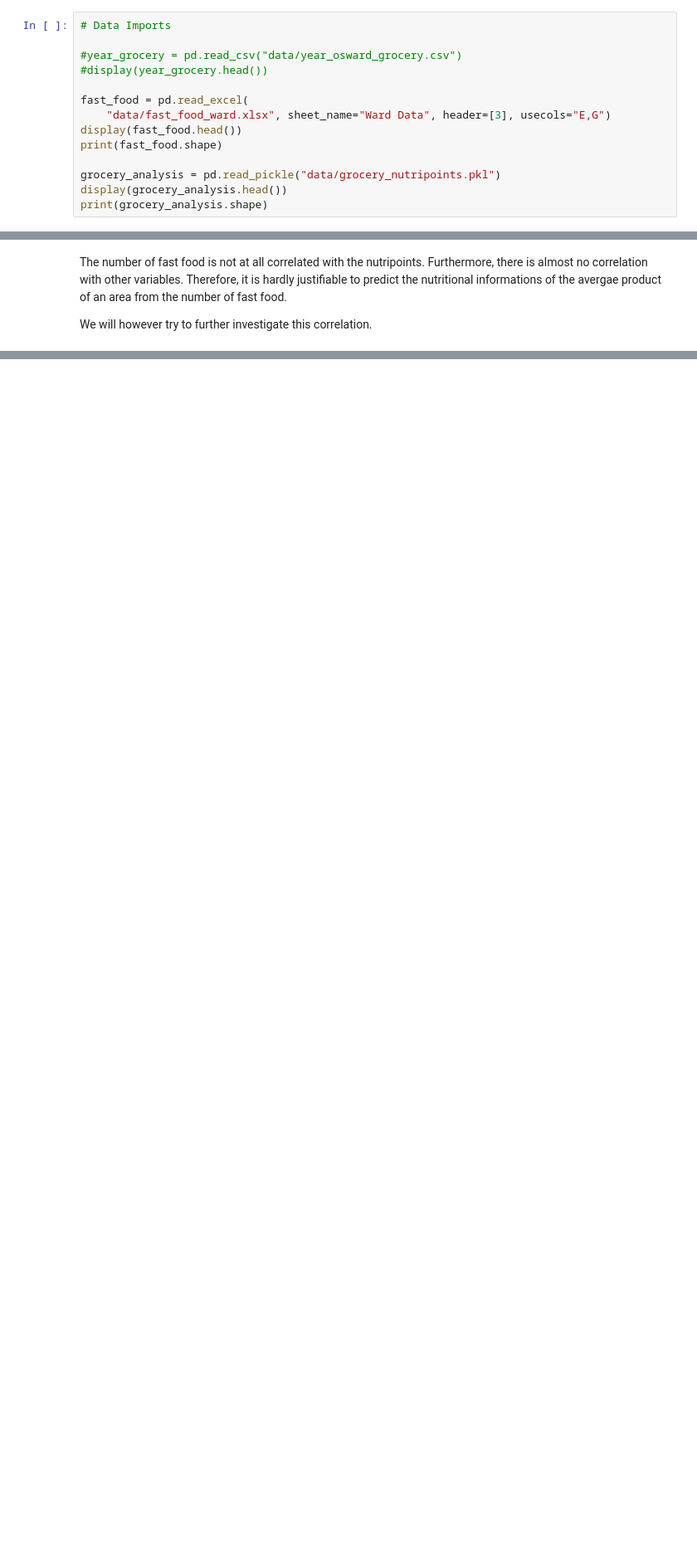
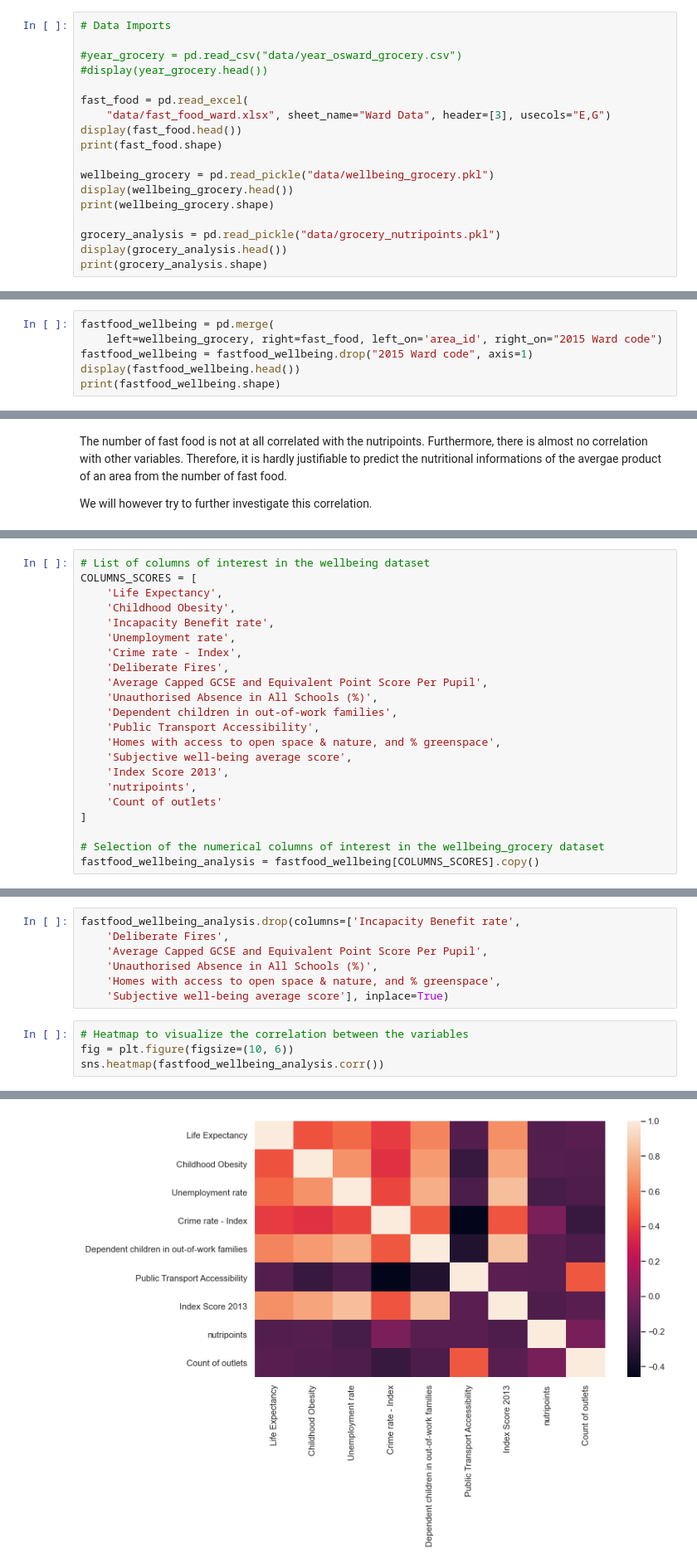
Before and after one commit to epfl-ada/ada-2020-project-milestone-p3-p3_caxaga, a Jupyter notebook: fast_food.ipynb, the cells around one changed output, grey strips where cells are left out. Shown at 83% size. Saved outputs shown, nothing was run; the diff lists cells and outputs as text; blank space fills up the shorter version.

```diff
--- a/fast_food.ipynb
+++ b/fast_food.ipynb
@@ -46,6 +46,10 @@ fast_food = pd.read_excel(
 display(fast_food.head())
 print(fast_food.shape)
 
+wellbeing_grocery = pd.read_pickle("data/wellbeing_grocery.pkl")
+display(wellbeing_grocery.head())
+print(wellbeing_grocery.shape)
+
 grocery_analysis = pd.read_pickle("data/grocery_nutripoints.pkl")
 display(grocery_analysis.head())
 print(grocery_analysis.shape)
@@ -132 +144,7 @@ print(fastfood_grocery.shape)
 (440, 13)
+# %%
+fastfood_wellbeing = pd.merge(
+    left=wellbeing_grocery, right=fast_food, left_on='area_id', right_on="2015 Ward code")
+fastfood_wellbeing = fastfood_wellbeing.drop("2015 Ward code", axis=1)
+display(fastfood_wellbeing.head())
+print(fastfood_wellbeing.shape)
@@ -218,0 +269,22 @@ We will however try to further investigate this correlation.
+# %%
+# List of columns of interest in the wellbeing dataset
+COLUMNS_SCORES = [
+    'Life Expectancy',
+    'Childhood Obesity',
+    'Incapacity Benefit rate',
+    'Unemployment rate',
+    'Crime rate - Index',
+    'Deliberate Fires',
+    'Average Capped GCSE and Equivalent Point Score Per Pupil',
+    'Unauthorised Absence in All Schools (%)',
+    'Dependent children in out-of-work families',
+    'Public Transport Accessibility',
+    'Homes with access to open space & nature, and % greenspace',
+    'Subjective well-being average score',
+    'Index Score 2013',
+    'nutripoints',
+    'Count of outlets'
+]
+
+# Selection of the numerical columns of interest in the wellbeing_grocery dataset
+fastfood_wellbeing_analysis = fastfood_wellbeing[COLUMNS_SCORES].copy()
@@ -218,0 +311,12 @@ We will however try to further investigate this correlation.
+# %%
+fastfood_wellbeing_analysis.drop(columns=['Incapacity Benefit rate',
+    'Deliberate Fires',
+    'Average Capped GCSE and Equivalent Point Score Per Pupil',
+    'Unauthorised Absence in All Schools (%)',
+    'Homes with access to open space & nature, and % greenspace',
+    'Subjective well-being average score'], inplace=True)
+# %%
+# Heatmap to visualize the correlation between the variables
+fig = plt.figure(figsize=(10, 6))
+sns.heatmap(fastfood_wellbeing_analysis.corr())
+# %% [output]
@@ -218,0 +324 @@ We will however try to further investigate this correlation.
+[figure, added]
```
Also changed, not shown: parts of 18 cells of this notebook.
